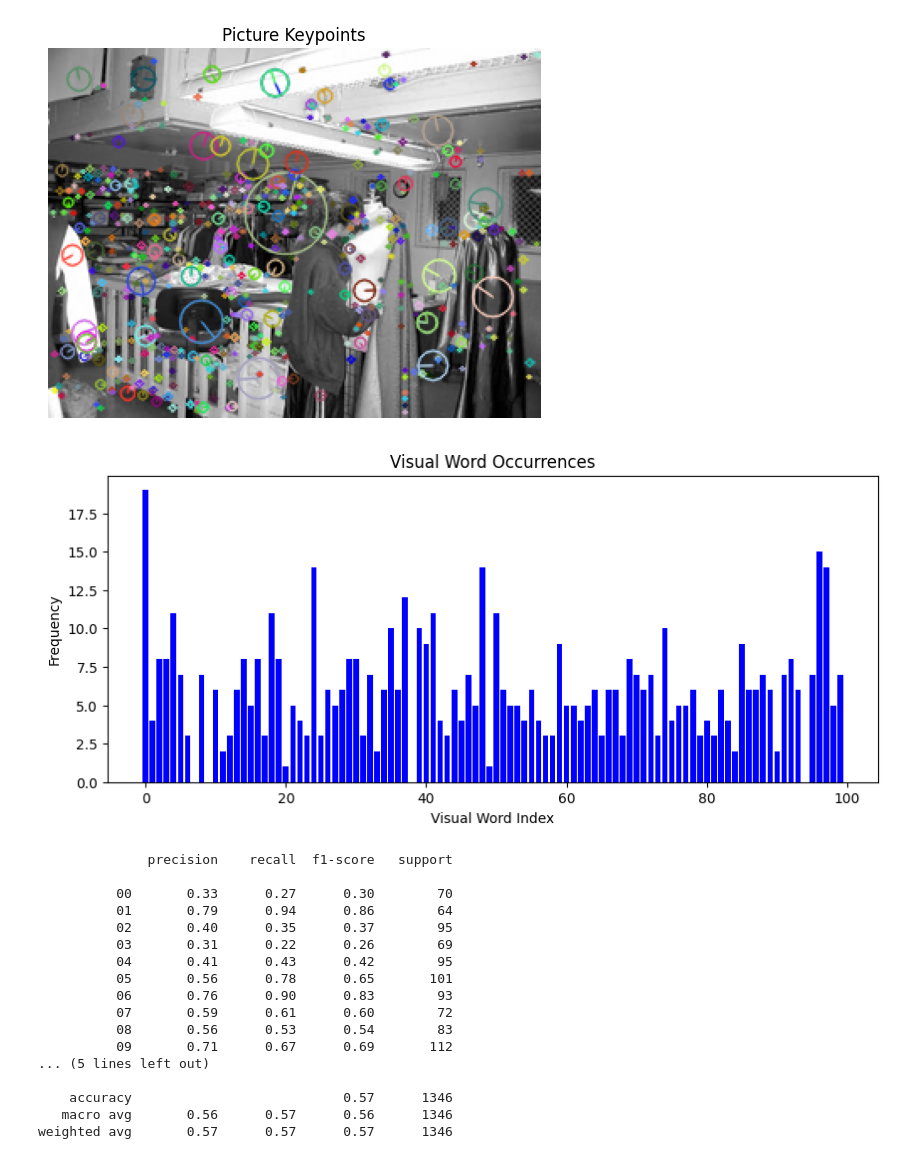
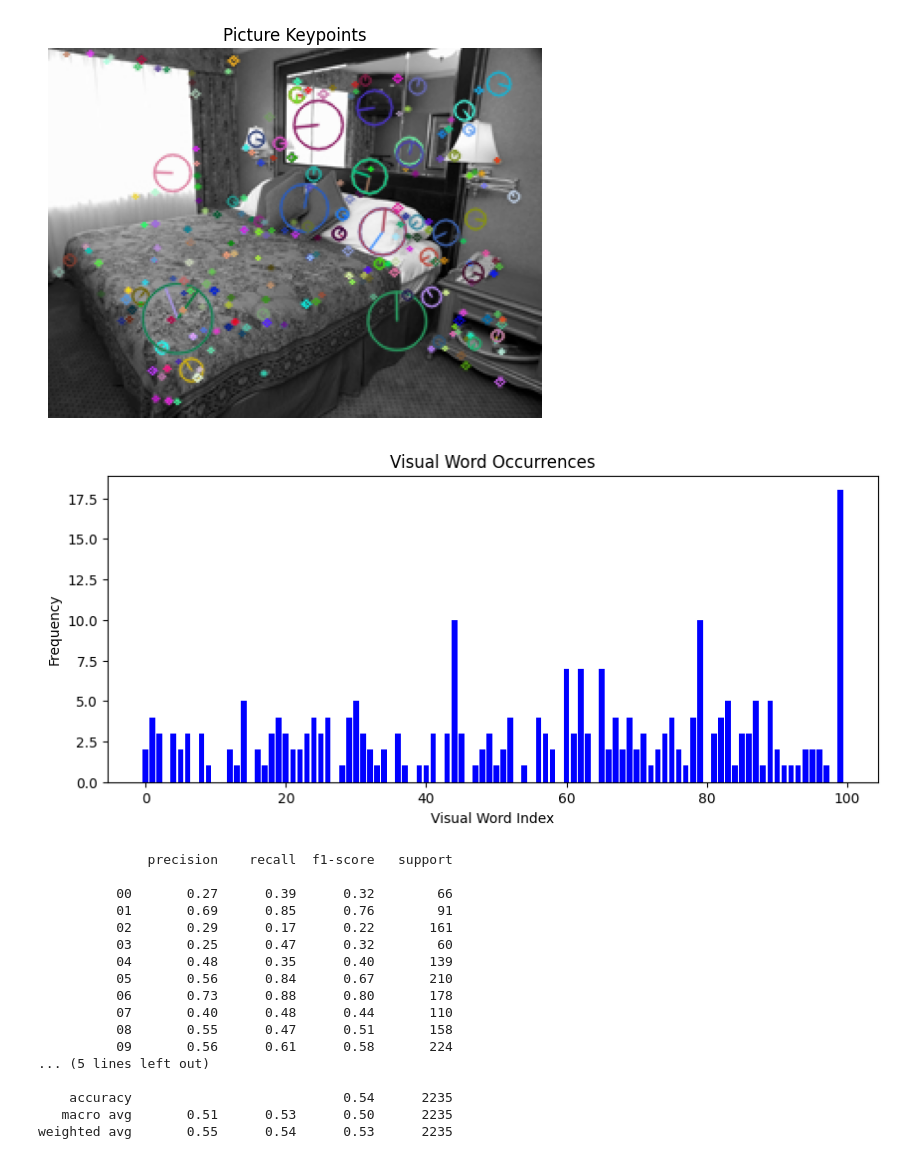
Before and after one commit to henryli2002/ex_for_cv, a Jupyter notebook: SceneClassifier/test.ipynb, the cells around one changed output. Drawn from its saved outputs; the diff is of its cells as text; code cells hidden in the pictures.

```diff
--- a/SceneClassifier/test.ipynb
+++ b/SceneClassifier/test.ipynb
@@ -11,28 +11,29 @@ from matplotlib import pyplot as plt
 
 
 #  加载数据
-def load_images_from_folder(folder):
-    images = []
-    labels = []
+def load_images_from_folder(folder, train_size):
+    train_images, train_labels, test_images, test_labels = [], [], [], []
     for label in os.listdir(folder):
         path = os.path.join(folder, label)
         if os.path.isdir(path):
-            for image_filename in os.listdir(path):
+            for i, image_filename in enumerate(os.listdir(path)):
                 img = cv2.imread(
                     os.path.join(path, image_filename), cv2.IMREAD_GRAYSCALE
                 )
                 if img is not None:
-                    images.append(img)
-                    labels.append(label)
-    return images, labels
+                    if i < train_size:
+                        train_images.append(img)
+                        train_labels.append(label)
+                    else:
+                        test_images.append(img)
+                        test_labels.append(label)
+    return train_images, test_images, train_labels, test_labels
+
 
 
 folder = "data/15-Scene"
 test_folder = "data/test_img"  # 仅仅用测试
-images, labels = load_images_from_folder(folder)
-X_train, X_test, y_train, y_test = train_test_split(
-    images, labels, test_size=0.3, random_state=42
-)
+X_train, X_test, y_train, y_test = load_images_from_folder(folder, 150)
 
 
 # sift提取特征
@@ -107,52 +108,52 @@ def plot_histogram(histogram):
     plt.ylabel("Frequency")
     plt.show()
 
 
 train_histograms = prepare_histograms(train_descriptors, vocab_model)
 test_histograms = prepare_histograms(test_descriptors, vocab_model)
 
 plot_histogram(train_histograms[0])
 
 # 处理可能的None值
 train_histograms = [
     hist if hist is not None else np.zeros(k) for hist in train_histograms
 ]
 test_histograms = [
     hist if hist is not None else np.zeros(k) for hist in test_histograms
 ]
 
 # SVM训练
 le = LabelEncoder()
 y_train_encoded = le.fit_transform(y_train)
 y_test_encoded = le.transform(y_test)
 
 kernel = 'rbf'
 clf = SVC(kernel=kernel)
 clf.fit(train_histograms, y_train_encoded)
 
 
 predictions = clf.predict(test_histograms)
 print(classification_report(y_test_encoded, predictions, target_names=le.classes_))
 # %% [output]
-[figure, old version]
+[figure, new version]
-[figure, old version]
+[figure, new version]
               precision    recall  f1-score   support
 
-          00       0.33      0.27      0.30        70
-          01       0.79      0.94      0.86        64
-          02       0.40      0.35      0.37        95
-          03       0.31      0.22      0.26        69
-          04       0.41      0.43      0.42        95
-          05       0.56      0.78      0.65       101
-          06       0.76      0.90      0.83        93
-          07       0.59      0.61      0.60        72
-          08       0.56      0.53      0.54        83
-          09       0.71      0.67      0.69       112
+          00       0.27      0.39      0.32        66
+          01       0.69      0.85      0.76        91
+          02       0.29      0.17      0.22       161
+          03       0.25      0.47      0.32        60
+          04       0.48      0.35      0.40       139
+          05       0.56      0.84      0.67       210
+          06       0.73      0.88      0.80       178
+          07       0.40      0.48      0.44       110
+          08       0.55      0.47      0.51       158
+          09       0.56      0.61      0.58       224
 ... (5 lines left out)
 
-    accuracy                           0.57      1346
-   macro avg       0.56      0.57      0.56      1346
-weighted avg       0.57      0.57      0.57      1346
+    accuracy                           0.54      2235
+   macro avg       0.51      0.53      0.50      2235
+weighted avg       0.55      0.54      0.53      2235
 # %%
 kernel = "linear"
 clf = SVC(kernel=kernel)
```
Also changed, not shown: parts of 1 cell of this notebook.
